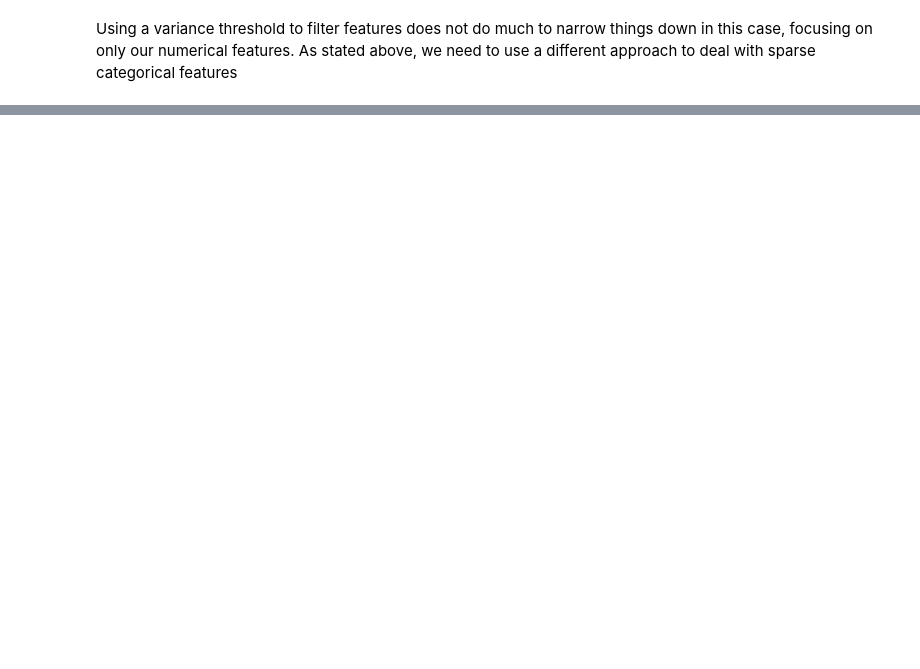
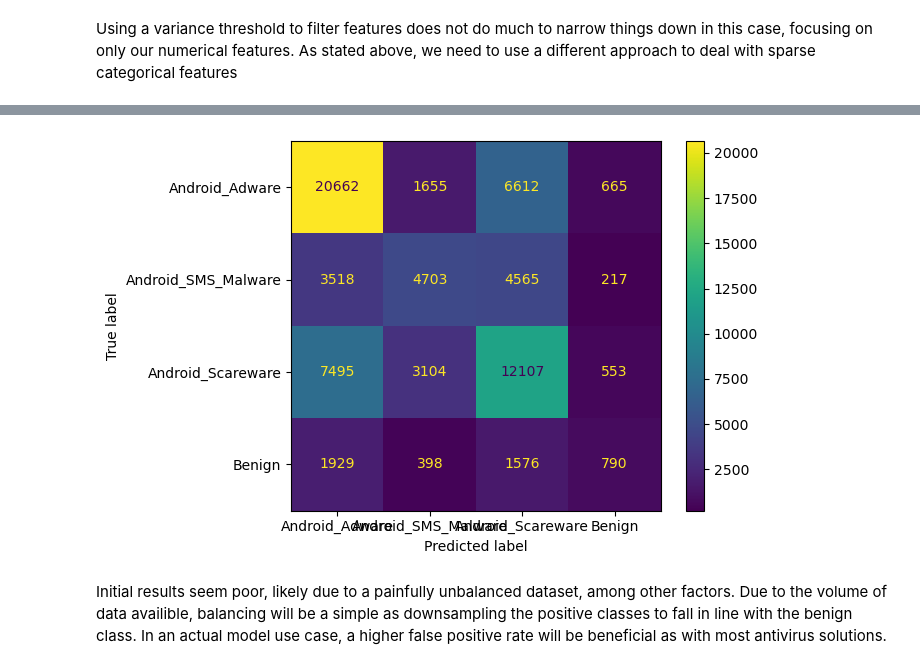
Before and after one commit to josephbajor/DSBD-Project-2, a Jupyter notebook: initial_test.ipynb, the cells around one changed output, grey strips where cells are left out. Saved outputs shown, nothing was run; the diff lists cells and outputs as text; code cells hidden in the pictures; blank space fills up the shorter version.

Commit message:
Model first pass

```diff
--- a/initial_test.ipynb
+++ b/initial_test.ipynb
@@ -148 +249,3 @@ numpy.dtype[object_]
+# %%
+data = data.dropna()
 # %%
@@ -151,0 +271,25 @@ numpy.dtype[object_]
+# %%
+from sklearn.ensemble import RandomForestClassifier
+from sklearn.model_selection import train_test_split
+from sklearn.metrics import ConfusionMatrixDisplay
+
+rfc = RandomForestClassifier(n_jobs=-1)
+
+# The data is not yet clean, so we will use just the numerical data as a worst-case-scenario baseline
+
+data_num = data[list(data.select_dtypes(exclude=np.dtype('object')).columns) + ['Label']]
+
+X = data_num.drop(columns='Label')
+Y = data_num['Label']
+
+x_train, x_val, y_train, y_val = train_test_split(X, Y, train_size=0.8, random_state=1)
+# %%
+rfc.fit(x_train, y_train)
+
+ConfusionMatrixDisplay.from_estimator(rfc, x_val, y_val)
+
+plt.show()
+# %% [output]
+[figure, added]
+# %% [markdown]
+Initial results seem poor, likely due to a painfully unbalanced dataset, among other factors. Due to the volume of data availible, balancing will be a simple as downsampling the positive classes to fall in line with the benign class. In an actual model use case, a higher false positive rate will be beneficial as with most antivirus solutions.
```
Also changed, not shown: parts of 20 cells of this notebook, 1 other file.
